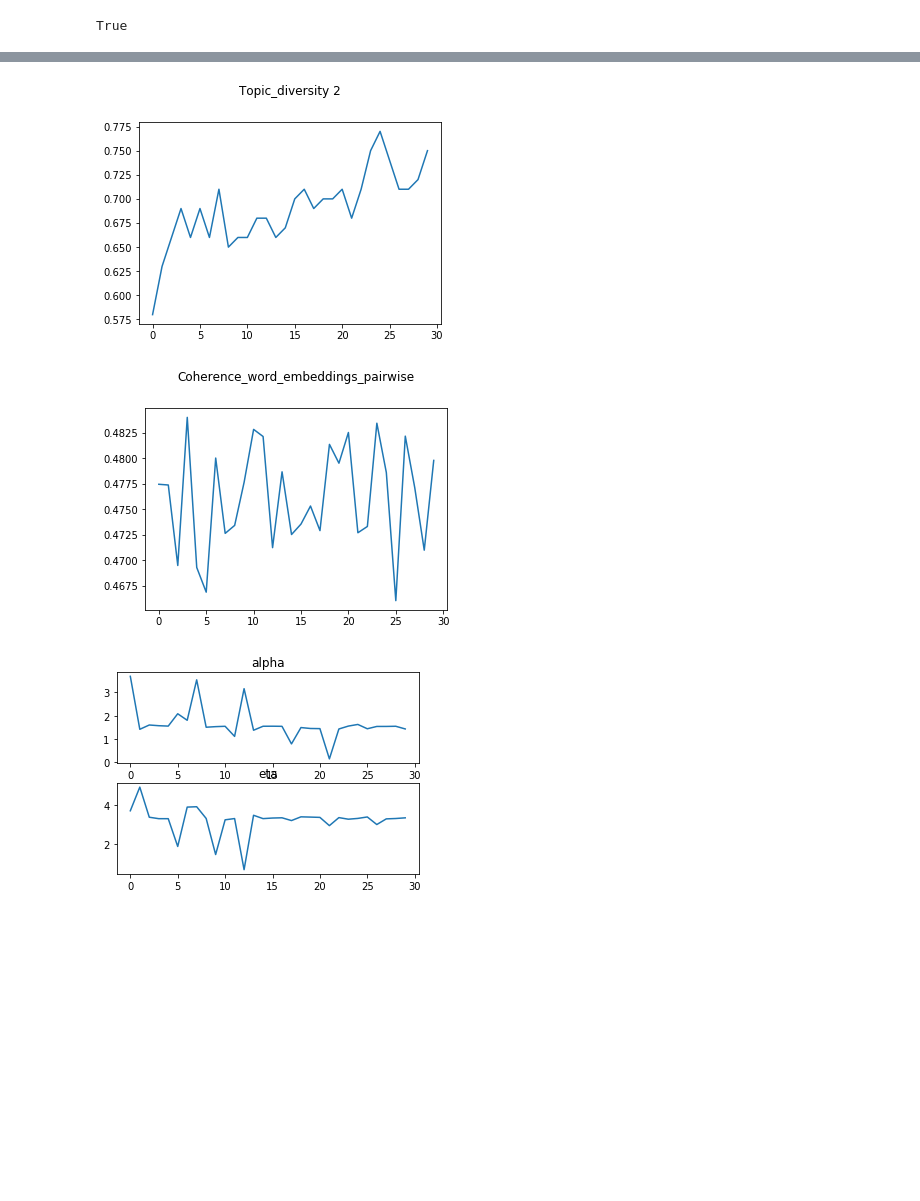
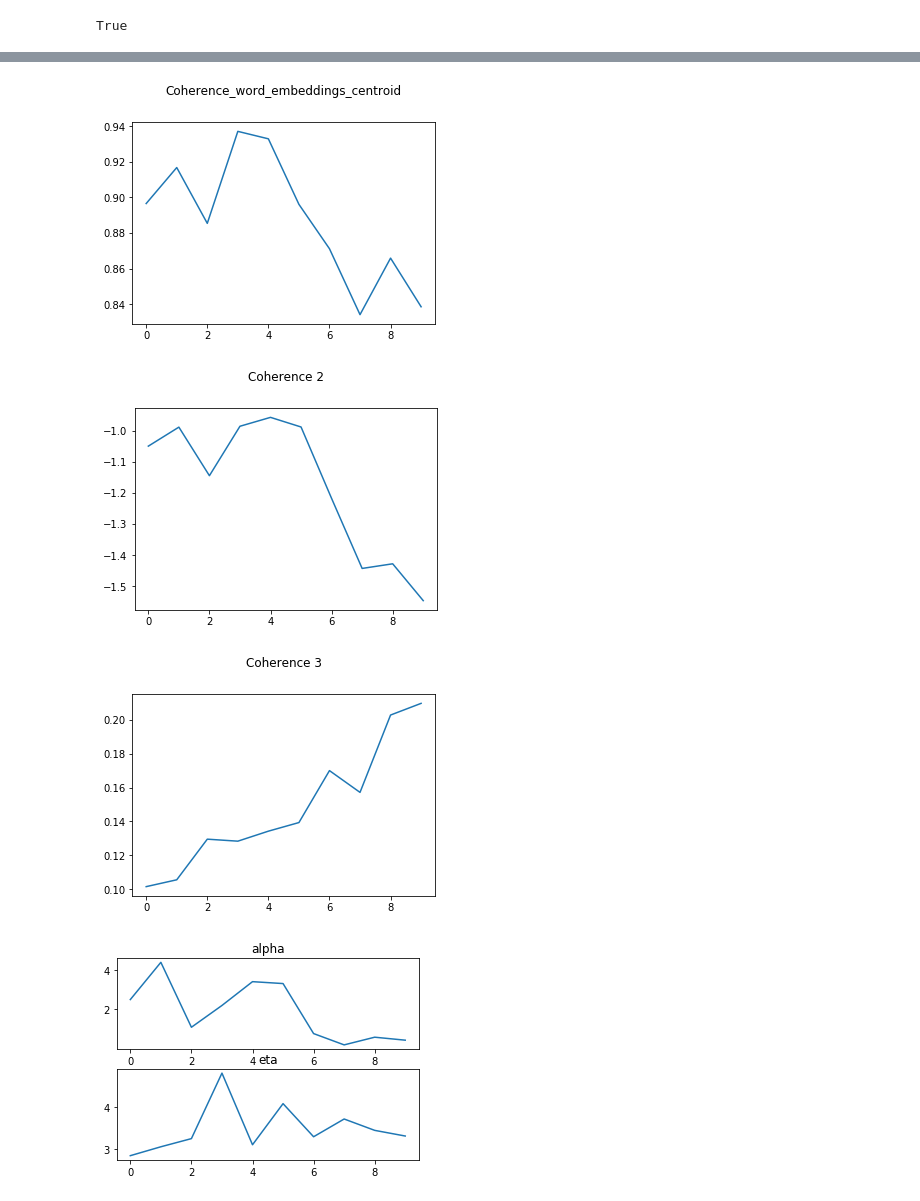
Before and after one commit to MIND-Lab/OCTIS, a Jupyter notebook: examples/optimization_demo.ipynb, the cells around one changed output, grey strips where cells are left out. Saved outputs shown, nothing was run; the diff lists cells and outputs as text; code cells hidden in the pictures; blank space fills up the shorter version.

```diff
--- a/examples/optimization_demo.ipynb
+++ b/examples/optimization_demo.ipynb
@@ -43,9 +25,36 @@ c_we_p = Coherence_word_embeddings_pairwise(metric_params)
+# %%
+
+# Coherence word embeddings pairwise
+metric_params = {
+    'topk':10,
+    'w2v_model': Word2Vec(dataset.get_corpus())
+}
+c_we_p = Coherence_word_embeddings_pairwise(metric_params)
+
+# Coherence word embeddings pairwise
+c_we_c = Coherence_word_embeddings_centroid(metric_params)
+
+# Coherence
+
+coherence_params = {
+    'texts': dataset.get_corpus(),
+    'topk': 10,
+    'measure': 'c_npmi'
+}
+
+c = Coherence(coherence_params)
+
+coherence_params.update({'measure':'u_mass'})
+c2 = Coherence(coherence_params)
+
+coherence_params.update({'measure':'c_uci'})
+c3 = Coherence(coherence_params)
 # %%
 # Define optimization parameters
 opt_params = {}
-opt_params["n_calls"] = 30
+opt_params["n_calls"] = 10
 opt_params["n_random_starts"] = 5
-opt_params["extra_metrics"] = [kl_uniform, topic_diversity_5, c_we_p] # List of extra metrics
+opt_params["extra_metrics"] = [c_we_p, c_we_c, c2, c3] # List of extra metrics
 opt_params["n_jobs"] = mp.cpu_count() # Enable multiprocessing
 opt_params["verbose"] = True
 # %%
@@ -58,12 +67,13 @@ search_space = {
 # Initialize optimizer
 optimizer = Optimizer(
     model,
-    topic_diversity,
+    c,
     search_space,
     opt_params)
 # %%
 # Disable computing of topic document matrix to optimize performance
 optimizer.topic_document_matrix = False
+optimizer.topic_word_matrix = False
 # %%
 # Optimize
 res = optimizer.optimize()
@@ -92,4 +102,4 @@ Optimized metric: Topic_diversity
 # %%
 # Plot data
-res.plot_all(metric="Topic_diversity")
+res.plot_all(metric="Coherence")
 # %% [output]
@@ -98,3 +108,4 @@ res.plot_all(metric="Topic_diversity")
-[figure, old version]
+[figure, new version]
-[figure, old version]
+[figure, new version]
-[figure, old version]
+[figure, new version]
+[figure, added]
```
Also changed, not shown: parts of 5 cells of this notebook.
